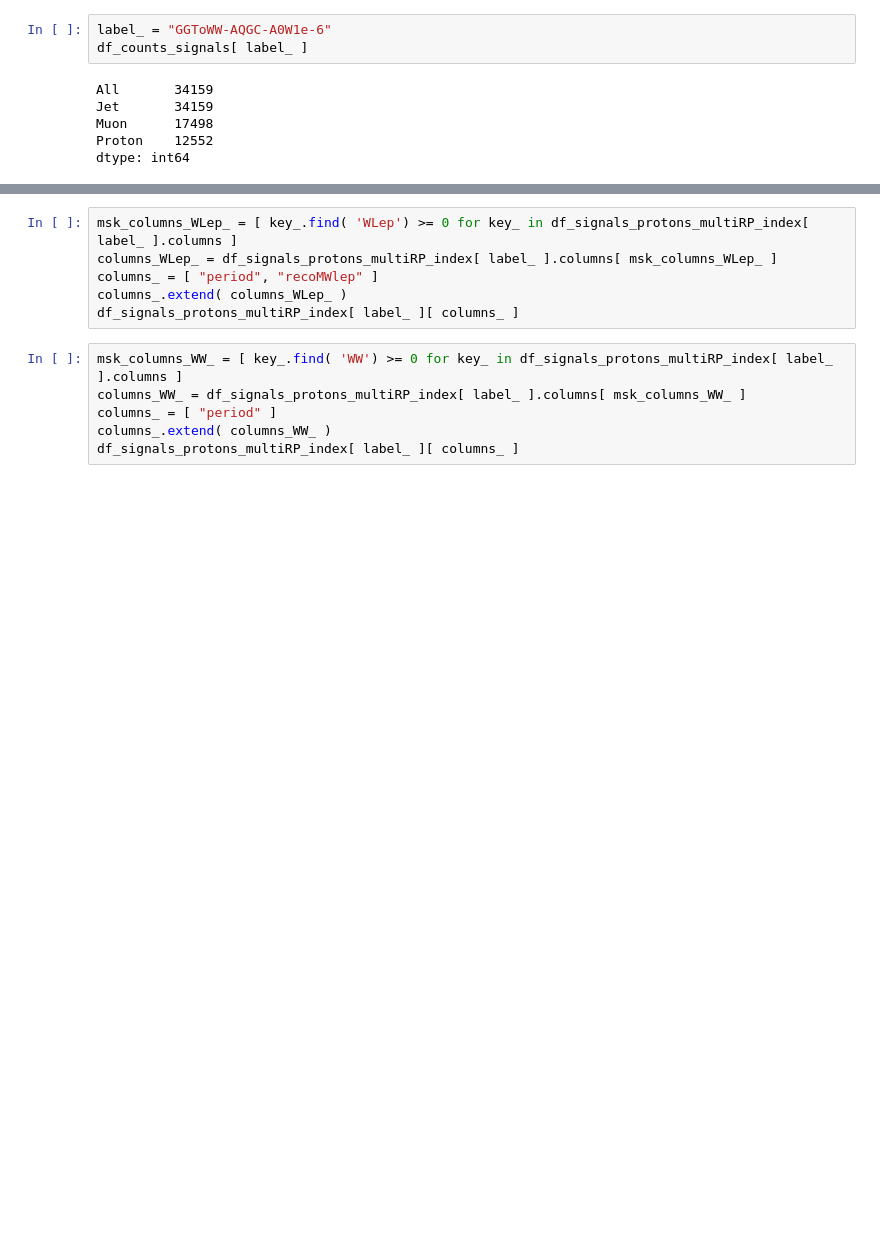
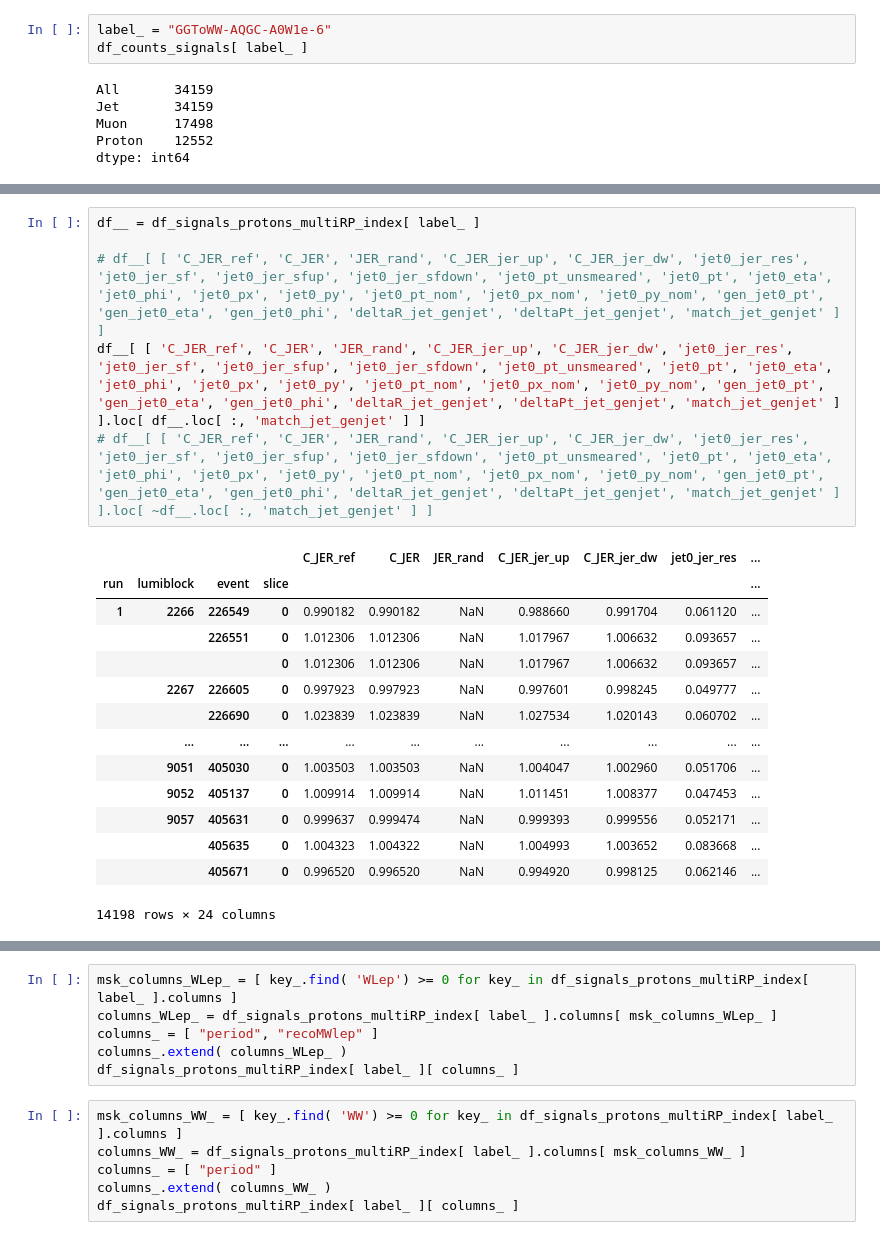
Before and after one commit to miguelgallo/pps-ww-analysis-notebook, a Jupyter notebook: Data-Inspection.ipynb, the cells around one changed output, grey strips where cells are left out. Cells and saved outputs as stored; diff of their text form; blank space fills up the shorter version.

```diff
--- a/Data-Inspection.ipynb
+++ b/Data-Inspection.ipynb
@@ -356,0 +434,21 @@ df_signals_protons_multiRP_index[ label_ ][ columns_ ]
+# %%
+df__ = df_signals_protons_multiRP_index[ label_ ]
+
+# df__[ [ 'C_JER_ref', 'C_JER', 'JER_rand', 'C_JER_jer_up', 'C_JER_jer_dw', 'jet0_jer_res', 'jet0_jer_sf', 'jet0_jer_sfup', 'jet0_jer_sfdown', 'jet0_pt_unsmeared', 'jet0_pt', 'jet0_eta', 'jet0_phi', 'jet0_px', 'jet0_py', 'jet0_pt_nom', 'jet0_px_nom', 'jet0_py_nom', 'gen_jet0_pt', 'gen_jet0_eta', 'gen_jet0_phi', 'deltaR_jet_genjet', 'deltaPt_jet_genjet', 'match_jet_genjet' ] ]
+df__[ [ 'C_JER_ref', 'C_JER', 'JER_rand', 'C_JER_jer_up', 'C_JER_jer_dw', 'jet0_jer_res', 'jet0_jer_sf', 'jet0_jer_sfup', 'jet0_jer_sfdown', 'jet0_pt_unsmeared', 'jet0_pt', 'jet0_eta', 'jet0_phi', 'jet0_px', 'jet0_py', 'jet0_pt_nom', 'jet0_px_nom', 'jet0_py_nom', 'gen_jet0_pt', 'gen_jet0_eta', 'gen_jet0_phi', 'deltaR_jet_genjet', 'deltaPt_jet_genjet', 'match_jet_genjet' ] ].loc[ df__.loc[ :, 'match_jet_genjet' ] ]
+# df__[ [ 'C_JER_ref', 'C_JER', 'JER_rand', 'C_JER_jer_up', 'C_JER_jer_dw', 'jet0_jer_res', 'jet0_jer_sf', 'jet0_jer_sfup', 'jet0_jer_sfdown', 'jet0_pt_unsmeared', 'jet0_pt', 'jet0_eta', 'jet0_phi', 'jet0_px', 'jet0_py', 'jet0_pt_nom', 'jet0_px_nom', 'jet0_py_nom', 'gen_jet0_pt', 'gen_jet0_eta', 'gen_jet0_phi', 'deltaR_jet_genjet', 'deltaPt_jet_genjet', 'match_jet_genjet' ] ].loc[ ~df__.loc[ :, 'match_jet_genjet' ] ]
+# %% [output]
+|  |  |  |  | C_JER_ref | C_JER | JER_rand | C_JER_jer_up | C_JER_jer_dw | jet0_jer_res | ... |
+| run | lumiblock | event | slice |  |  |  |  |  |  | ... |
+| 1 | 2266 | 226549 | 0 | 0.990182 | 0.990182 | NaN | 0.988660 | 0.991704 | 0.061120 | ... |
+|  |  | 226551 | 0 | 1.012306 | 1.012306 | NaN | 1.017967 | 1.006632 | 0.093657 | ... |
+|  |  |  | 0 | 1.012306 | 1.012306 | NaN | 1.017967 | 1.006632 | 0.093657 | ... |
+|  | 2267 | 226605 | 0 | 0.997923 | 0.997923 | NaN | 0.997601 | 0.998245 | 0.049777 | ... |
+|  |  | 226690 | 0 | 1.023839 | 1.023839 | NaN | 1.027534 | 1.020143 | 0.060702 | ... |
+|  | ... | ... | ... | ... | ... | ... | ... | ... | ... | ... |
+|  | 9051 | 405030 | 0 | 1.003503 | 1.003503 | NaN | 1.004047 | 1.002960 | 0.051706 | ... |
+|  | 9052 | 405137 | 0 | 1.009914 | 1.009914 | NaN | 1.011451 | 1.008377 | 0.047453 | ... |
+|  | 9057 | 405631 | 0 | 0.999637 | 0.999474 | NaN | 0.999393 | 0.999556 | 0.052171 | ... |
+|  |  | 405635 | 0 | 1.004323 | 1.004322 | NaN | 1.004993 | 1.003652 | 0.083668 | ... |
+|  |  | 405671 | 0 | 0.996520 | 0.996520 | NaN | 0.994920 | 0.998125 | 0.062146 | ... |
+14198 rows × 24 columns
```
Also changed, not shown: parts of 27 cells of this notebook, 36 other files.
